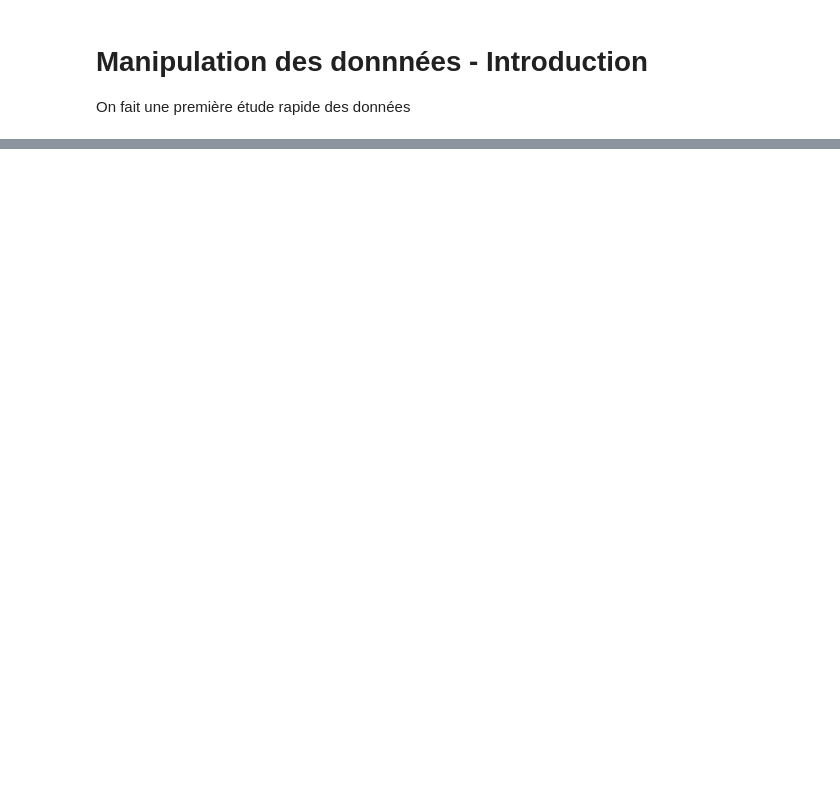
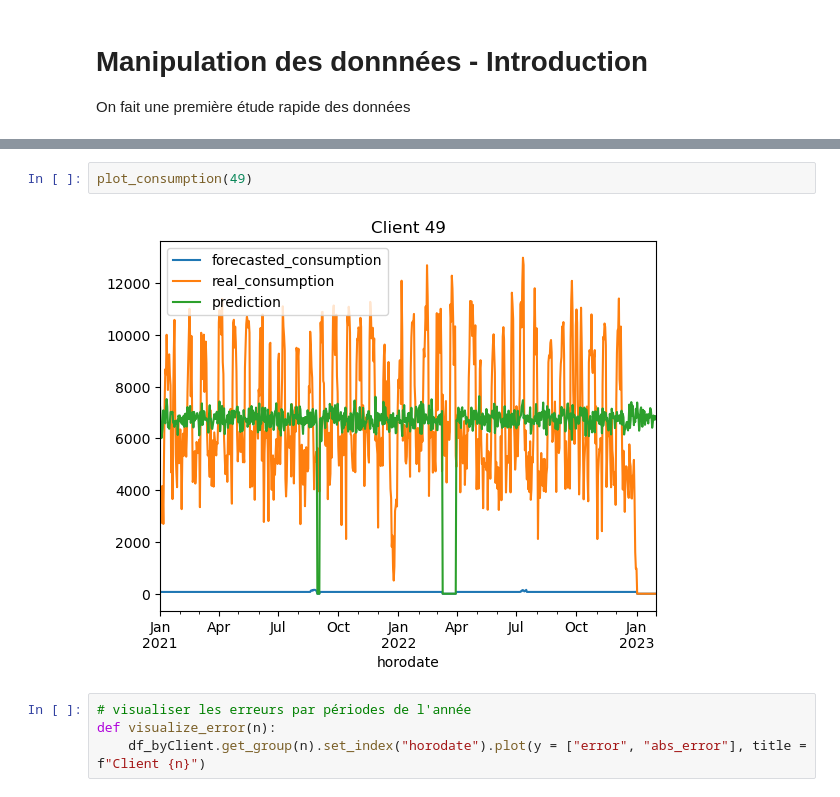
Before and after one commit to Damidoum/predictionClient, a Jupyter notebook: Notebooks/manipData.ipynb, the cells around one changed output, grey strips where cells are left out. Cells and saved outputs as stored; diff of their text form; blank space fills up the shorter version.

```diff
--- a/Notebooks/manipData.ipynb
+++ b/Notebooks/manipData.ipynb
@@ -118,0 +95,8 @@ pd.DataFrame(dic.values(), index = dic.keys()).plot.bar(legend = False, xlabel =
+# %%
+plot_consumption(49)
+# %% [output]
+[figure, added]
+# %%
+# visualiser les erreurs par périodes de l'année
+def visualize_error(n):
+    df_byClient.get_group(n).set_index("horodate").plot(y = ["error", "abs_error"], title = f"Client {n}")
```
Also changed, not shown: parts of 53 cells of this notebook, 1 other file.
